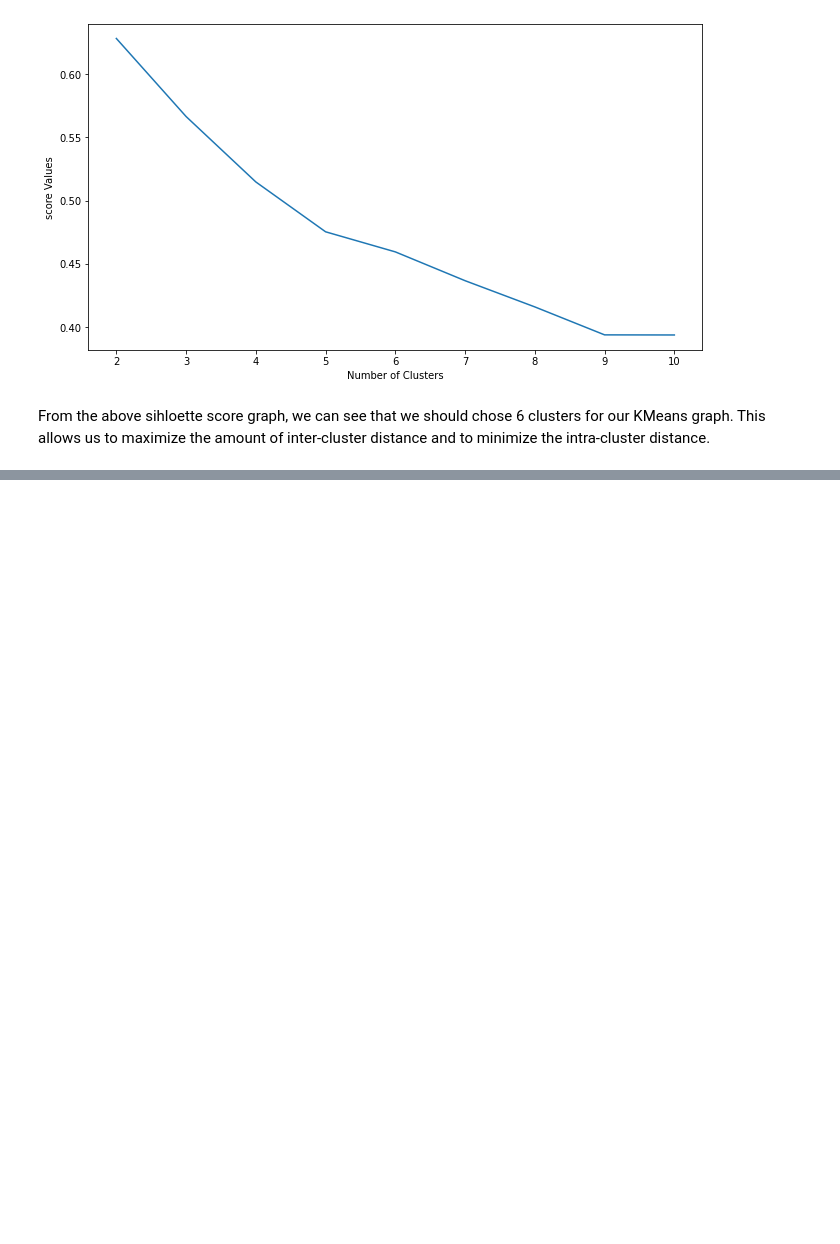
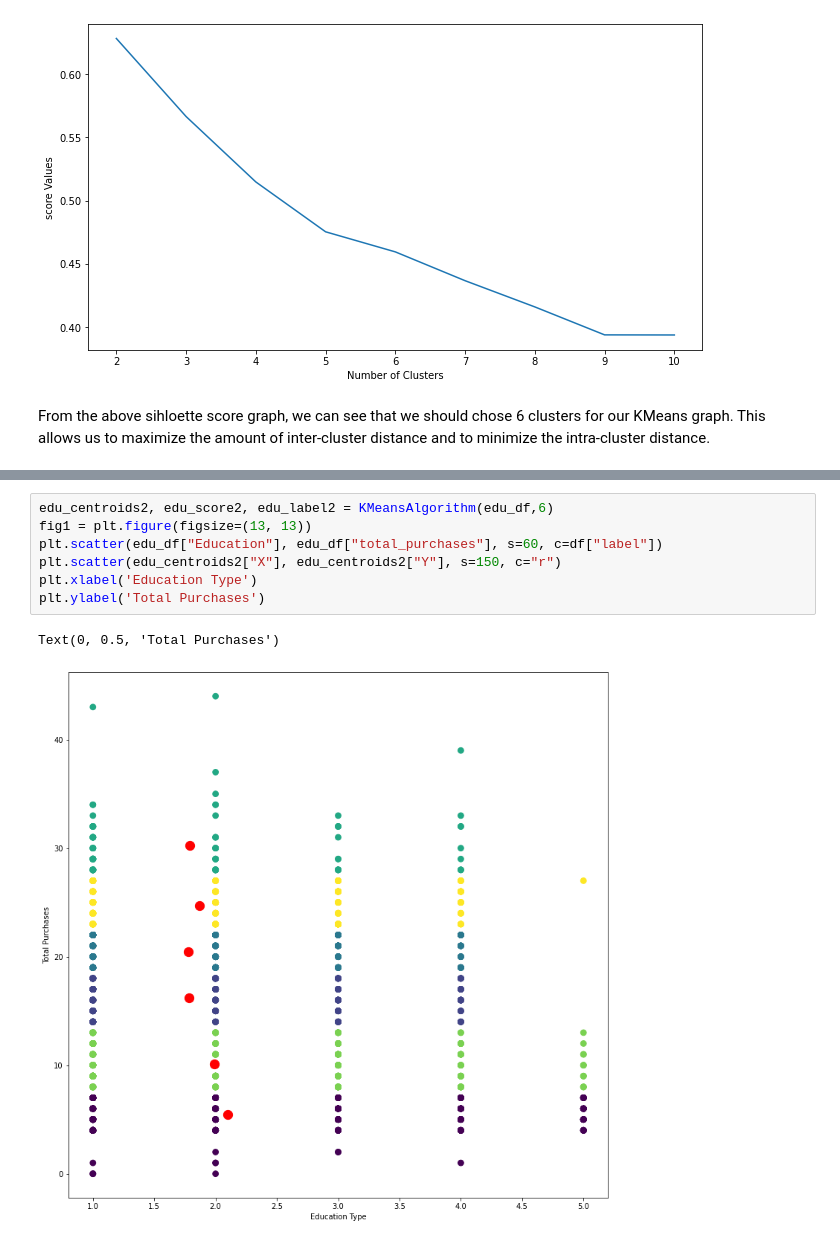
Before and after one commit to tronschell/MGIS355FinalProject, a Jupyter notebook: Project5.ipynb, the cells around one changed output, grey strips where cells are left out. Drawn from its saved outputs; the diff is of its cells as text; blank space fills up the shorter version.

```diff
--- a/Project5.ipynb
+++ b/Project5.ipynb
@@ -273,0 +259,10 @@ From the above sihloette score graph, we can see that we should chose 7 clusters
+# %%
+edu_centroids2, edu_score2, edu_label2 = KMeansAlgorithm(edu_df,6)
+fig1 = plt.figure(figsize=(13, 13))
+plt.scatter(edu_df["Education"], edu_df["total_purchases"], s=60, c=df["label"])
+plt.scatter(edu_centroids2["X"], edu_centroids2["Y"], s=150, c="r")
+plt.xlabel('Education Type')
+plt.ylabel('Total Purchases')
+# %% [output]
+Text(0, 0.5, 'Total Purchases')
+[figure, added]
```
Also changed, not shown: parts of 10 cells of this notebook.
